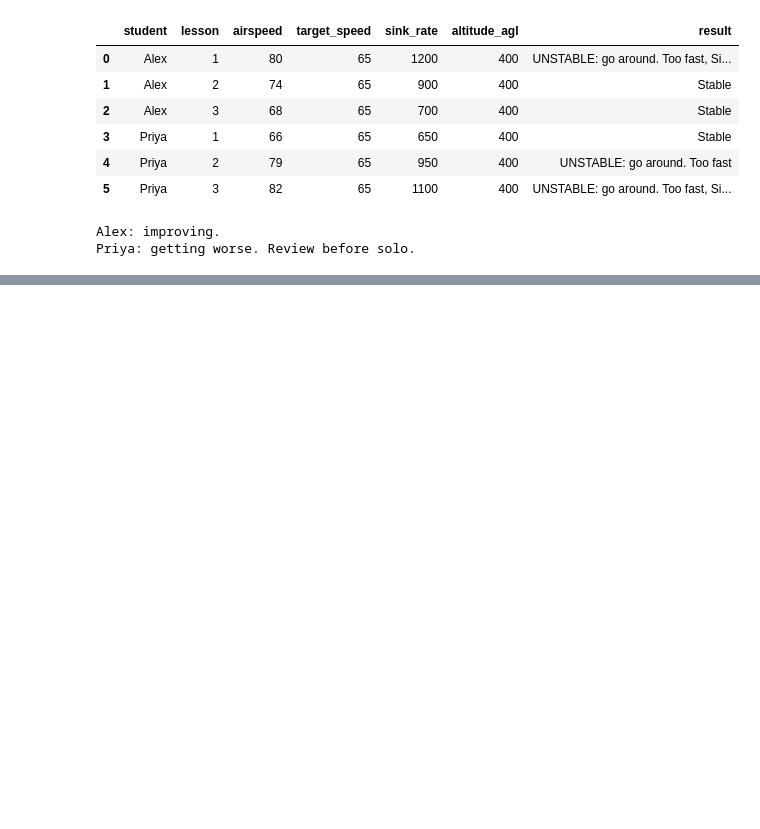
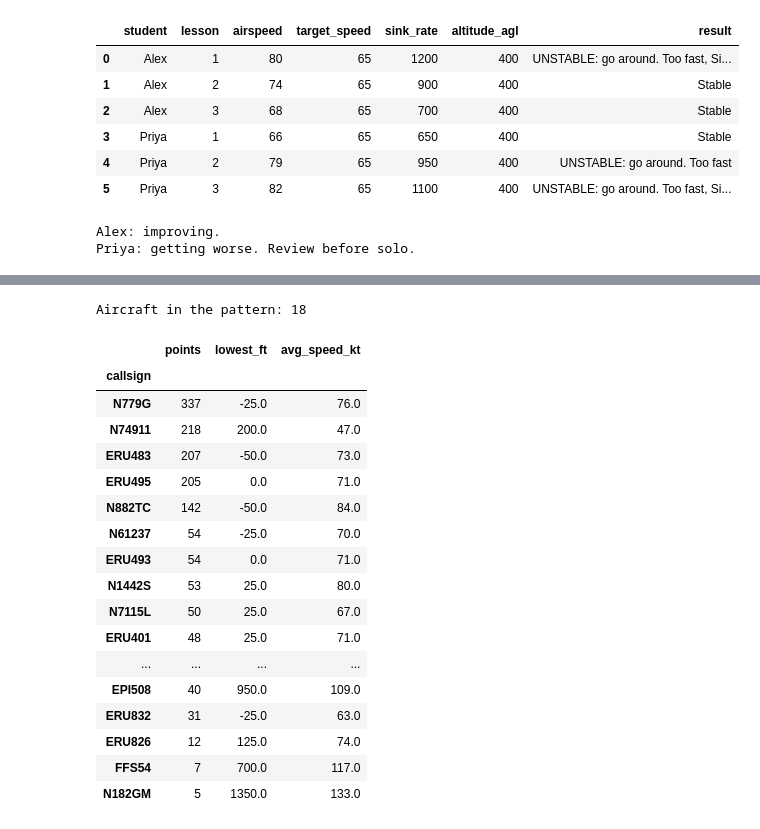
Before and after one commit to samsuseelan/ga-unstable-approach-warning, a Jupyter notebook: stable_approach_check.ipynb, the cells around one changed output, grey strips where cells are left out. Cells and saved outputs as stored; diff of their text form; code cells hidden in the pictures; blank space fills up the shorter version.

```diff
--- a/stable_approach_check.ipynb
+++ b/stable_approach_check.ipynb
@@ -74,0 +122,40 @@ Priya: getting worse. Review before solo.
+# %%
+kdab = kdab.copy()
+
+# Convert units: meters to feet, m/s to knots, m/s to feet per minute
+kdab["alt_ft"] = kdab["baroaltitude"] * 3.281
+kdab["speed_kt"] = kdab["velocity"] * 1.944
+kdab["vs_fpm"] = kdab["vertrate"] * 196.85
+
+# Keep airborne aircraft below 1,500 ft and slower than 140 knots
+low = kdab[(kdab["alt_ft"] < 1500) & (kdab["speed_kt"] < 140) & (kdab["onground"] == False)]
+
+# One summary line per aircraft
+summary = low.groupby("callsign").agg(
+    points=("time", "count"),
+    lowest_ft=("alt_ft", "min"),
+    avg_speed_kt=("speed_kt", "mean"),
+).round(0)
+
+print("Aircraft in the pattern:", len(summary))
+summary.sort_values("points", ascending=False)
+# %% [output]
+Aircraft in the pattern: 18
+|  | points | lowest_ft | avg_speed_kt |
+| callsign |  |  |  |
+| N779G | 337 | -25.0 | 76.0 |
+| N74911 | 218 | 200.0 | 47.0 |
+| ERU483 | 207 | -50.0 | 73.0 |
+| ERU495 | 205 | 0.0 | 71.0 |
+| N882TC | 142 | -50.0 | 84.0 |
+| N61237 | 54 | -25.0 | 70.0 |
+| ERU493 | 54 | 0.0 | 71.0 |
+| N1442S | 53 | 25.0 | 80.0 |
+| N7115L | 50 | 25.0 | 67.0 |
+| ERU401 | 48 | 25.0 | 71.0 |
+| ... | ... | ... | ... |
+| EPI508 | 40 | 950.0 | 109.0 |
+| ERU832 | 31 | -25.0 | 63.0 |
+| ERU826 | 12 | 125.0 | 74.0 |
+| FFS54 | 7 | 700.0 | 117.0 |
+| N182GM | 5 | 1350.0 | 133.0 |
```
Also changed, not shown: parts of 3 cells of this notebook.
